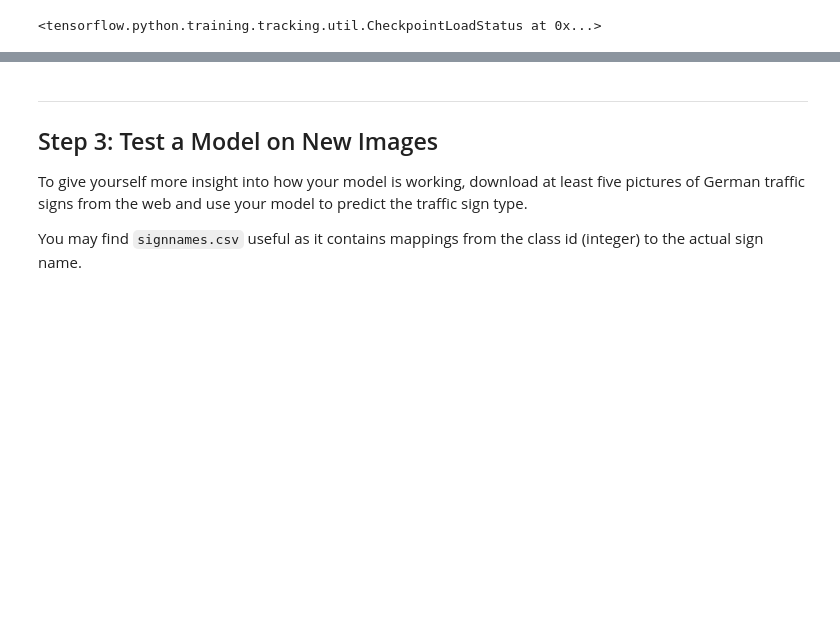
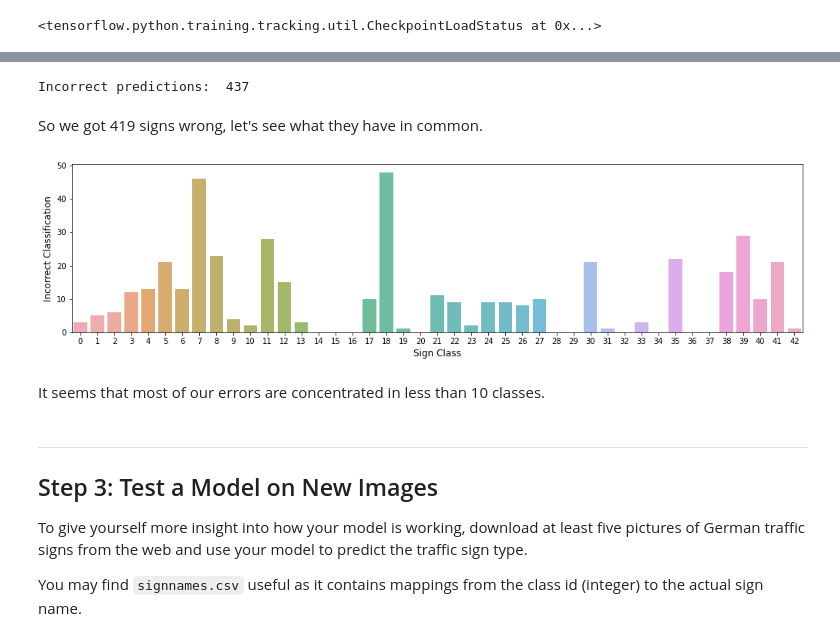
Before and after one commit to DavidAbdelmalek/Self_Driving_Car_ND, a Jupyter notebook: CarND-Traffic-Sign-Classifier-Project/Traffic_Sign_Classifier.ipynb, the cells around one changed output, grey strips where cells are left out. Drawn from its saved outputs; the diff is of its cells as text; code cells hidden in the pictures; blank space fills up the shorter version.

```diff
--- a/CarND-Traffic-Sign-Classifier-Project/Traffic_Sign_Classifier.ipynb
+++ b/CarND-Traffic-Sign-Classifier-Project/Traffic_Sign_Classifier.ipynb
@@ -837,5 +838,6 @@ plt.show()
 # %%
 # Create a basic model instance
+checkpoint_path = "train_ckpt/cp.ckpt"
 model_ckpt2 = myNet(X_train,n_classes,DROUPOUT,LEARNING_RATE)
 model_ckpt2.load_weights(checkpoint_path)
 # %% [output]
@@ -850,3 +852,34 @@ Testing accuracy: 96.25%
+# %%
+# Number of wrong predictions
+
+predicted_test = model_ckpt2.predict(normalized_X_test)
+predicted_labels = np.argmax(predicted_test, axis=1)
+
+# Incorrect predictions
+incorrect = np.where(predicted_labels!=y_test)[0]
+print ("Incorrect predictions: ", incorrect.shape[0])
+# %% [output]
+Incorrect predictions:  437
+# %% [markdown]
+So we got 419 signs wrong, let's see what they have in common.
+# %%
+incorrect_classes = [y_test[i] for i in incorrect]
+df2 = pd.DataFrame.from_dict(Counter(incorrect_classes), orient='index')
+df2 = df2.rename(columns={'index':'ClassId', 0:'Incorrect'})
+
+sign_names['Incorrect'] = df2['Incorrect']
+sign_names.fillna(value=0, inplace=True)
+# %%
+
+plt.figure(figsize=(17,4))
+sns.barplot(sign_names['ClassId'].values, sign_names['Incorrect'].values, alpha=0.8)
+plt.xlabel('Sign Class', fontsize=12)
+plt.ylabel('Incorrect Classification', fontsize=12)
+plt.show()
+# %% [output]
+[figure, added]
+# %% [markdown]
+It seems that most of our errors are concentrated in less than 10 classes.
 # %% [markdown]
 ---
 
```
Also changed, not shown: parts of 29 cells of this notebook, 28 other files.
